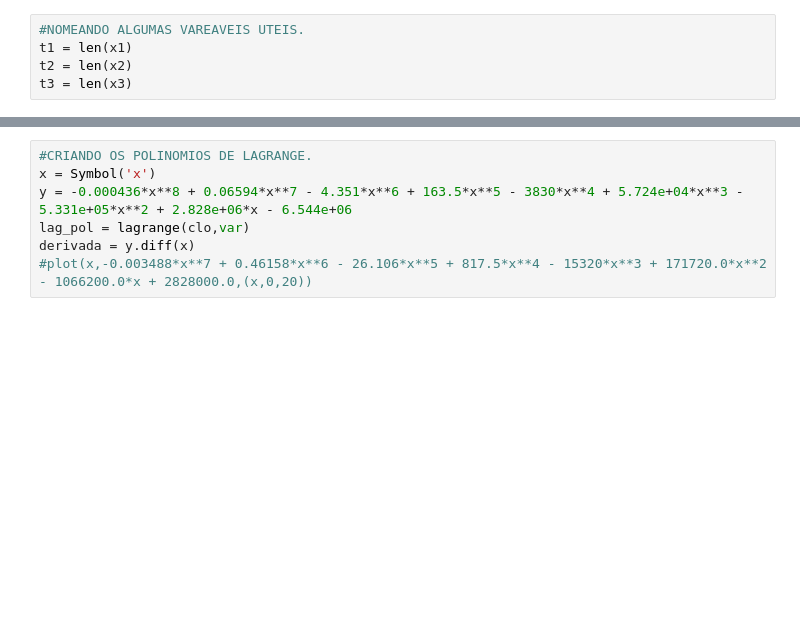
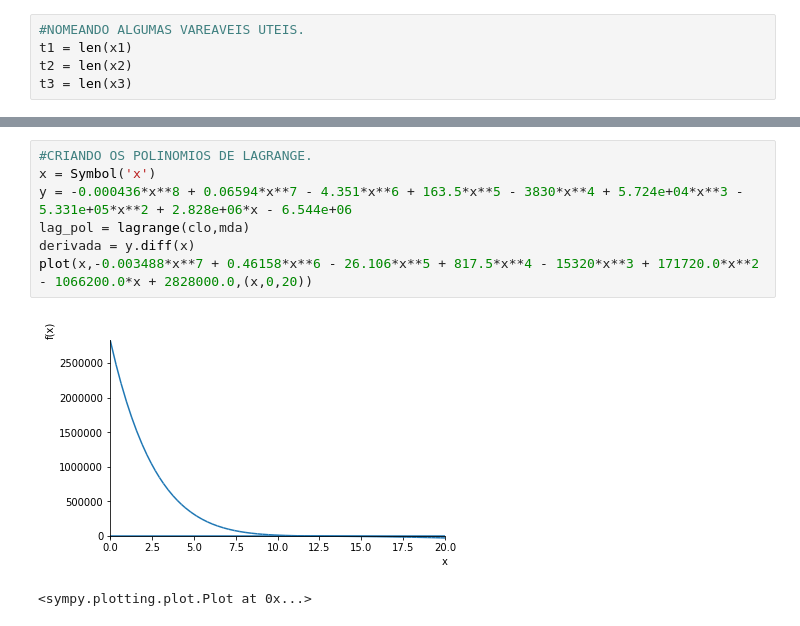
Before and after one commit to EdsonAlonso/Observat-rio-Nacional, a Jupyter notebook: 22Year_SolarCicle.ipynb, the cells around one changed output, grey strips where cells are left out. Cells and saved outputs as stored; diff of their text form; blank space fills up the shorter version.

```diff
--- a/22Year_SolarCicle.ipynb
+++ b/22Year_SolarCicle.ipynb
@@ -83,10 +108,13 @@ plt.savefig('Gráficos dente de serra.jpeg')
 # %%
 #CRIANDO OS POLINOMIOS DE LAGRANGE.
 x = Symbol('x')
 y = -0.000436*x**8 + 0.06594*x**7 - 4.351*x**6 + 163.5*x**5 - 3830*x**4 + 5.724e+04*x**3 - 5.331e+05*x**2 + 2.828e+06*x - 6.544e+06
-lag_pol = lagrange(clo,var)
+lag_pol = lagrange(clo,mda)
 derivada = y.diff(x)
-#plot(x,-0.003488*x**7 + 0.46158*x**6 - 26.106*x**5 + 817.5*x**4 - 15320*x**3 + 171720.0*x**2 - 1066200.0*x + 2828000.0,(x,0,20))
+plot(x,-0.003488*x**7 + 0.46158*x**6 - 26.106*x**5 + 817.5*x**4 - 15320*x**3 + 171720.0*x**2 - 1066200.0*x + 2828000.0,(x,0,20))
+# %% [output]
+[figure, added]
+<sympy.plotting.plot.Plot at 0x...>
 # %%
 x = np.linspace(clo[0], clo[-1])
 plt.figure(figsize=(14,6))
```
Also changed, not shown: parts of 2 cells of this notebook, 1 other file.
